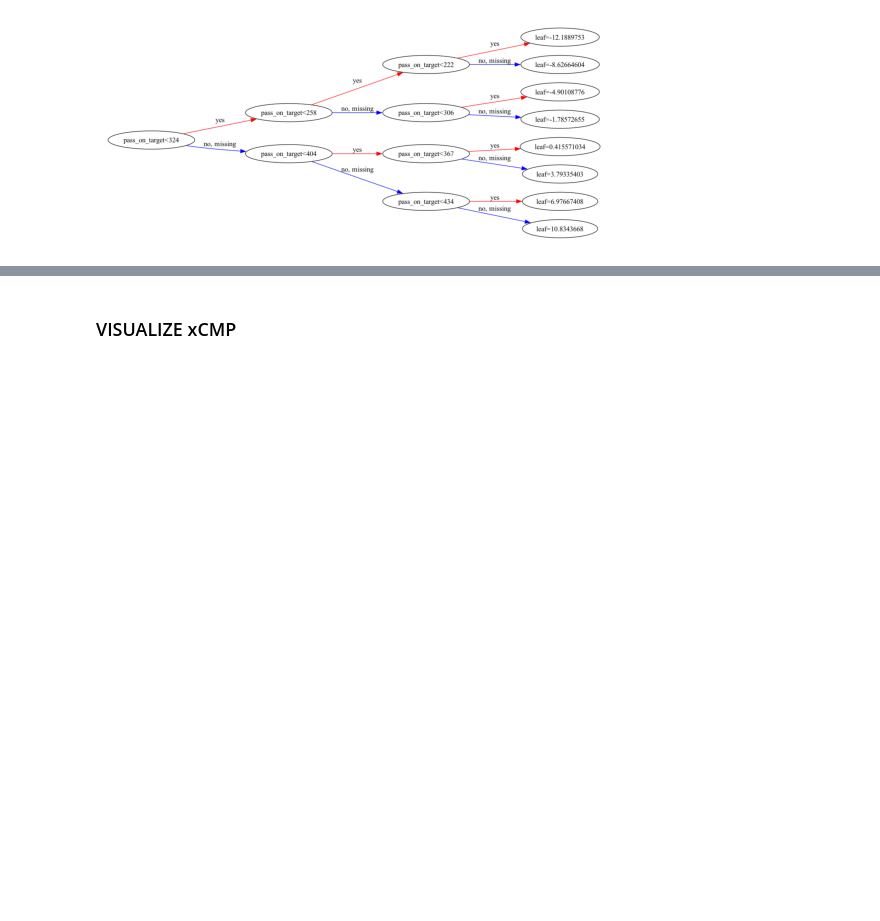
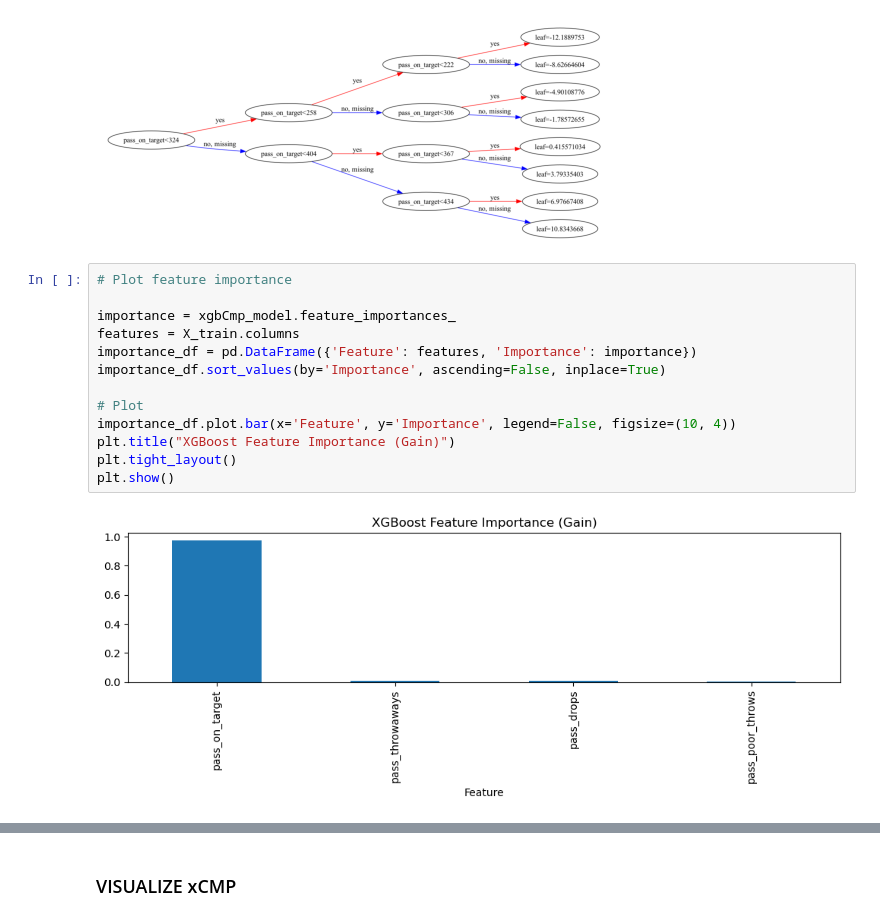
Before and after one commit to Stat-Wars/xCmp, a Jupyter notebook: xCmp.ipynb, the cells around one changed output, grey strips where cells are left out. Saved outputs shown, nothing was run; the diff lists cells and outputs as text; blank space fills up the shorter version.

Commit message:
examined feature importance and created new model using rates of passing stats

```diff
--- a/xCmp.ipynb
+++ b/xCmp.ipynb
@@ -309,3 +312,18 @@ xgb.plot_tree(xgbCmp_model.get_booster(), num_trees=0,  rankdir='LR')
 plt.show()
 # %% [output]
 [figure]
+# %%
+# Plot feature importance
+
+importance = xgbCmp_model.feature_importances_
+features = X_train.columns
+importance_df = pd.DataFrame({'Feature': features, 'Importance': importance})
+importance_df.sort_values(by='Importance', ascending=False, inplace=True)
+
+# Plot
+importance_df.plot.bar(x='Feature', y='Importance', legend=False, figsize=(10, 4))
+plt.title("XGBoost Feature Importance (Gain)")
+plt.tight_layout()
+plt.show()
+# %% [output]
+[figure, added]
```
Also changed, not shown: parts of 7 cells of this notebook, 1 other file.
